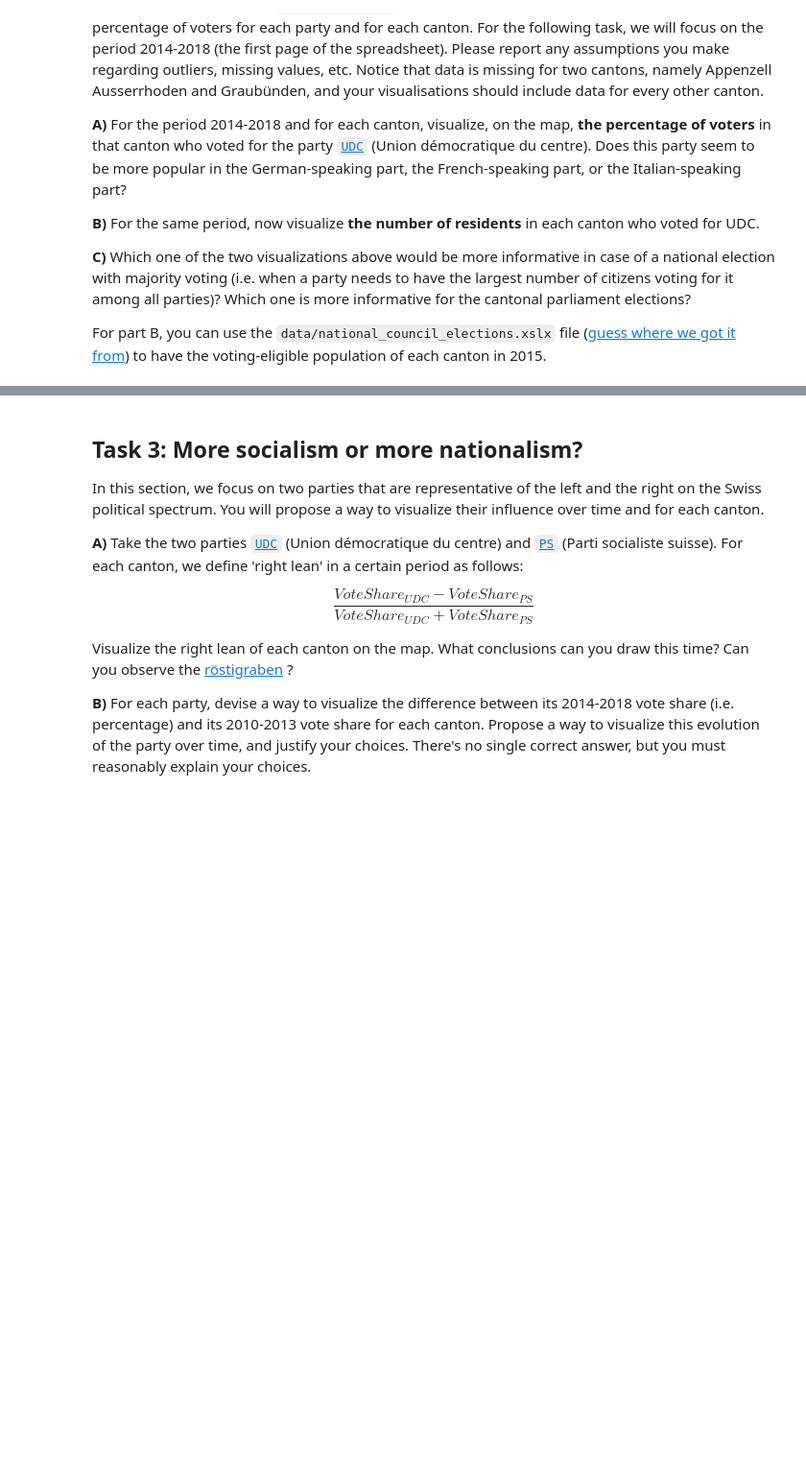
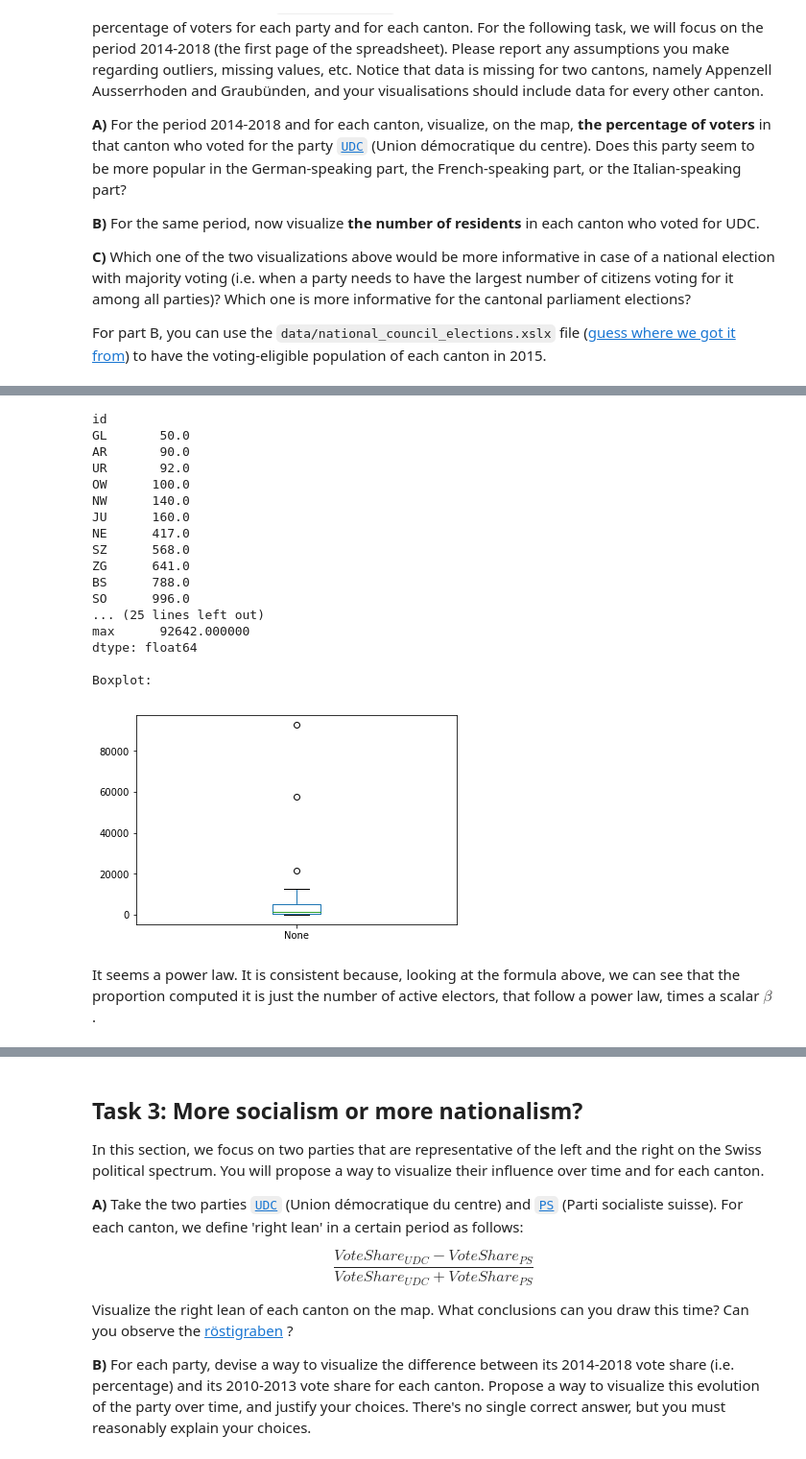
Before and after one commit to fraterenz/ADA2018-Homework, a Jupyter notebook: 02 - Visualisation/HW2_main.ipynb, the cells around one changed output, grey strips where cells are left out. Shown at 96% size. Drawn from its saved outputs; the diff is of its cells as text; code cells hidden in the pictures; blank space fills up the shorter version.

```diff
--- a/02 - Visualisation/HW2_main.ipynb
+++ b/02 - Visualisation/HW2_main.ipynb
@@ -102,0 +236,12 @@ voters.tail(10)
+# %%
+def preprocessing(the_voters, the_outliers=['GR', 'AI']):
+    cantons_fillNA = [can_id for can_id in the_voters.index.values if can_id not in the_outliers]
+    the_voters.loc[cantons_fillNA] = the_voters.loc[cantons_fillNA].fillna(0)
+    return the_voters
+# %%
+#Processing NaN values
+# outliers: Grisons GR and Appenzell Rh. Int. AI
+voters = preprocessing(voters)
+
+# check it out
+voters.head(5)
@@ -102,0 +313,25 @@ voters.tail(10)
+# %%
+peops = pd.read_excel(
+    data_folder + 'national_council_elections.xlsx',
+    sheet_name=0,
+    skipfooter=10, # empirically
+    header=7,
+    names = ['Canton', 'Electeurs_inscrits', 'Electeurs', 'Participation_percentage']
+    )
+# drop rows
+peops.dropna(axis=0, inplace=True, how='all')
+
+# Replace all occurring digits and parathesis in the strings with nothing
+peops.Canton = peops['Canton'].str.replace('\d+\)', '')
+
+# sort according to the canton's name
+peops.sort_values('Canton', inplace=True)
+
+# construct mapping
+my_peops_mapping = create_mapping(peops['Canton'].values.tolist())
+
+# set index
+peops['id'] = peops['Canton'].map(my_peops_mapping)
+peops = peops.set_index('id')
+
+peops.head(3)
@@ -102,0 +355,29 @@ voters.tail(10)
+# %%
+voters_UDC_people = voters.merge(peops, how='inner', on='id')[['UDC','Electeurs']]
+denominator       = (voters_UDC_people['UDC']*voters_UDC_people['Electeurs']).sum()
+beta              = voters_UDC_people['UDC']*voters_UDC_people['Electeurs']/denominator
+UDC_people        = beta * voters_UDC_people['Electeurs']
+UDC_people        = UDC_people.round()
+# %%
+describe_serie(UDC_people)
+# %% [output]
+id
+GL       50.0
+AR       90.0
+UR       92.0
+OW      100.0
+NW      140.0
+JU      160.0
+NE      417.0
+SZ      568.0
+ZG      641.0
+BS      788.0
+SO      996.0
+... (25 lines left out)
+max      92642.000000
+dtype: float64
+
+Boxplot:
+[figure, added]
+# %% [markdown]
+It seems a power law. It is consistent because, looking at the formula above, we can see that the proportion computed it is just the number of active electors, that follow a power law, times a scalar $\beta$.
```
Also changed, not shown: parts of 57 cells of this notebook, 1 other file.
